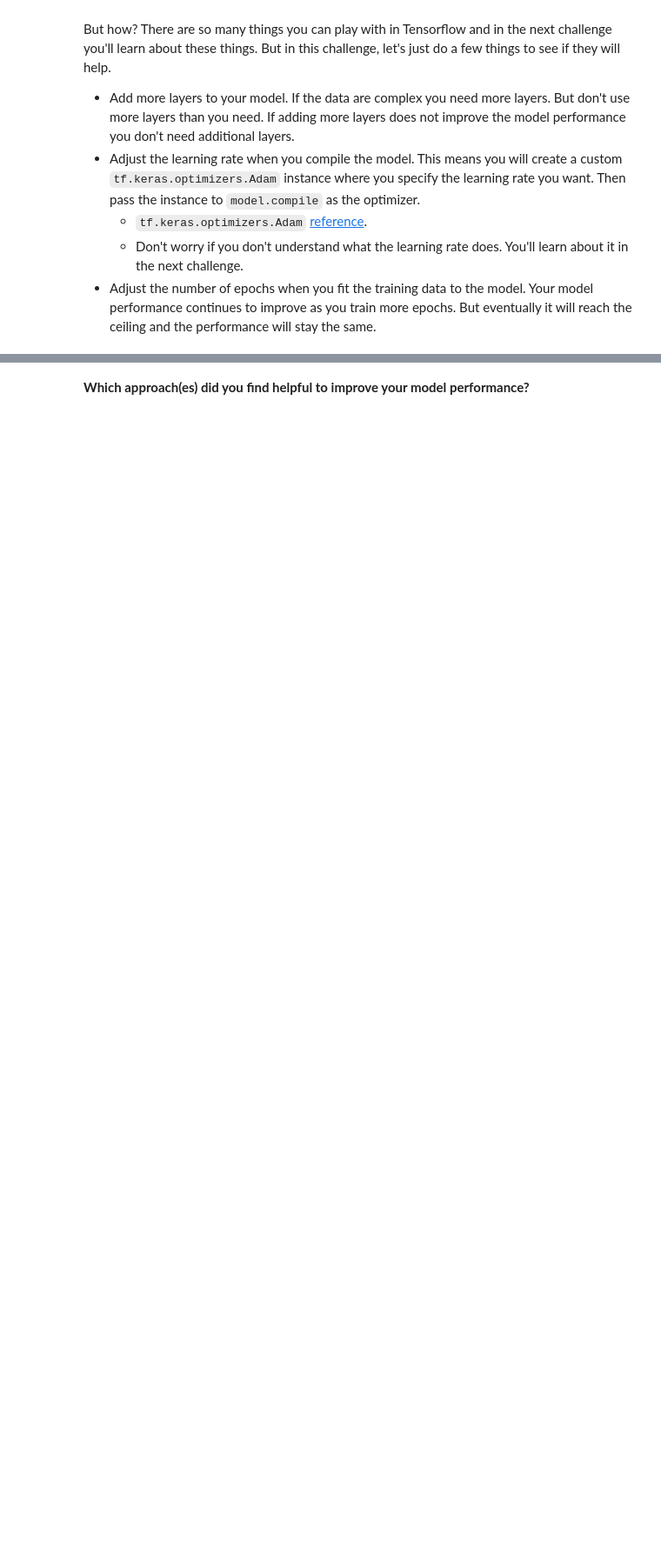
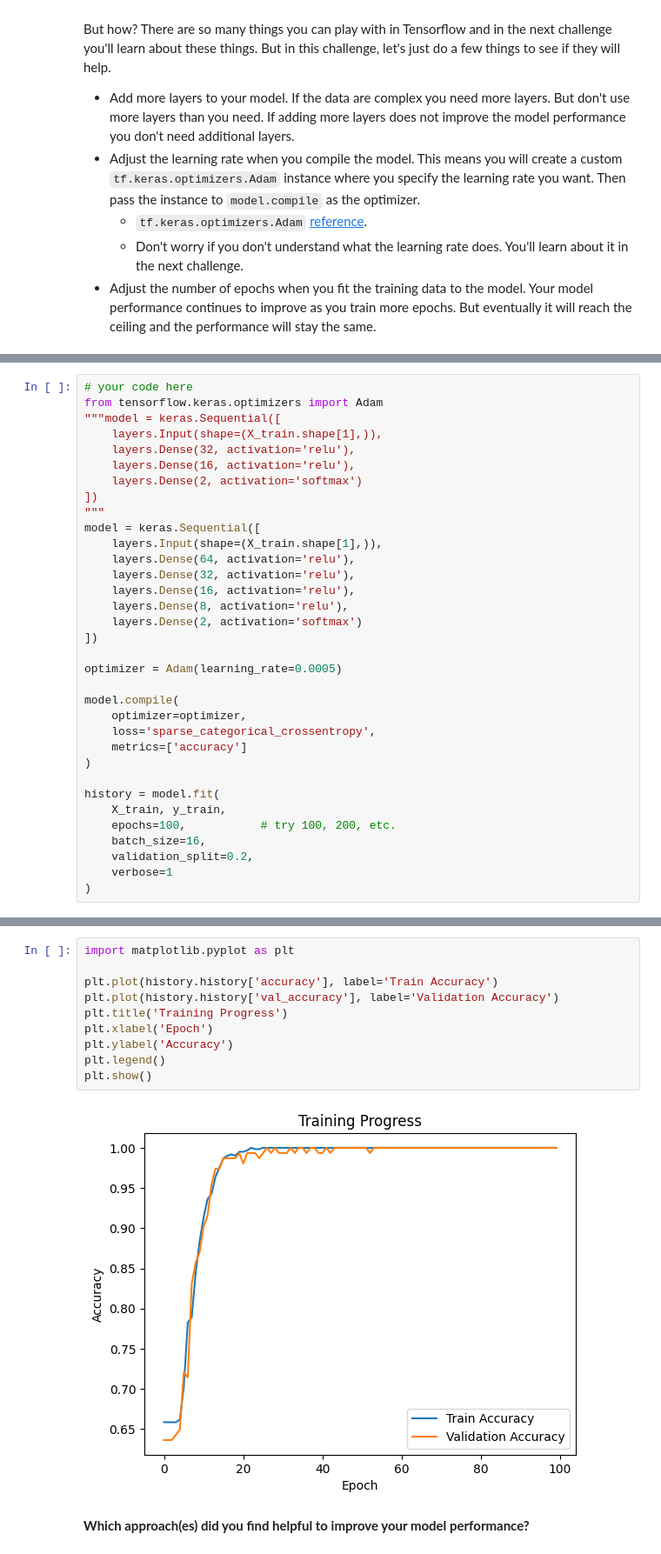
Before and after one commit to TiagoBorges-lab/lab-neural-networks, a Jupyter notebook: your-code/challenge-1.ipynb, the cells around one changed output, grey strips where cells are left out. Shown at 87% size. Cells and saved outputs as stored; diff of their text form; blank space fills up the shorter version.

```diff
--- a/your-code/challenge-1.ipynb
+++ b/your-code/challenge-1.ipynb
@@ -214,0 +247,34 @@ But how? There are so many things you can play with in Tensorflow and in the nex
+# %%
+# your code here
+from tensorflow.keras.optimizers import Adam
+"""model = keras.Sequential([
+    layers.Input(shape=(X_train.shape[1],)),
+    layers.Dense(32, activation='relu'),
+    layers.Dense(16, activation='relu'),
+    layers.Dense(2, activation='softmax')
+])
+"""
+model = keras.Sequential([
+    layers.Input(shape=(X_train.shape[1],)),
+    layers.Dense(64, activation='relu'),
+    layers.Dense(32, activation='relu'),
+    layers.Dense(16, activation='relu'),
+    layers.Dense(8, activation='relu'),
+    layers.Dense(2, activation='softmax')
+])
+
+optimizer = Adam(learning_rate=0.0005)
+
+model.compile(
+    optimizer=optimizer,
+    loss='sparse_categorical_crossentropy',
+    metrics=['accuracy']
+)
+
+history = model.fit(
+    X_train, y_train,
+    epochs=100,           # try 100, 200, etc.
+    batch_size=16,
+    validation_split=0.2,
+    verbose=1
+)
@@ -215,2 +304,14 @@ But how? There are so many things you can play with in Tensorflow and in the nex
+# %%
+import matplotlib.pyplot as plt
+
+plt.plot(history.history['accuracy'], label='Train Accuracy')
+plt.plot(history.history['val_accuracy'], label='Validation Accuracy')
+plt.title('Training Progress')
+plt.xlabel('Epoch')
+plt.ylabel('Accuracy')
+plt.legend()
+plt.show()
+# %% [output]
+[figure, added]
 # %% [markdown]
 **Which approach(es) did you find helpful to improve your model performance?**
```
Also changed, not shown: parts of 11 cells of this notebook.
